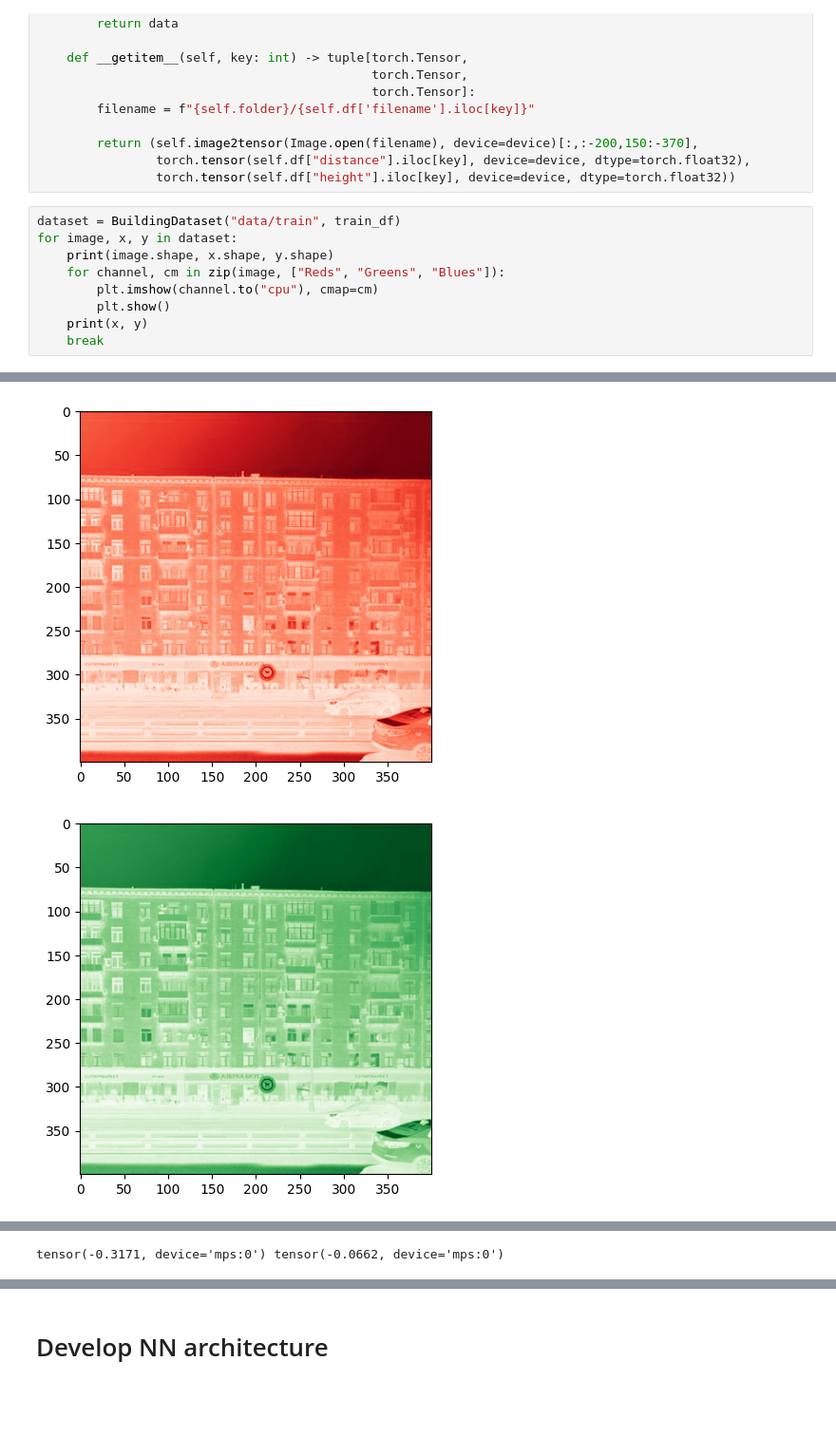
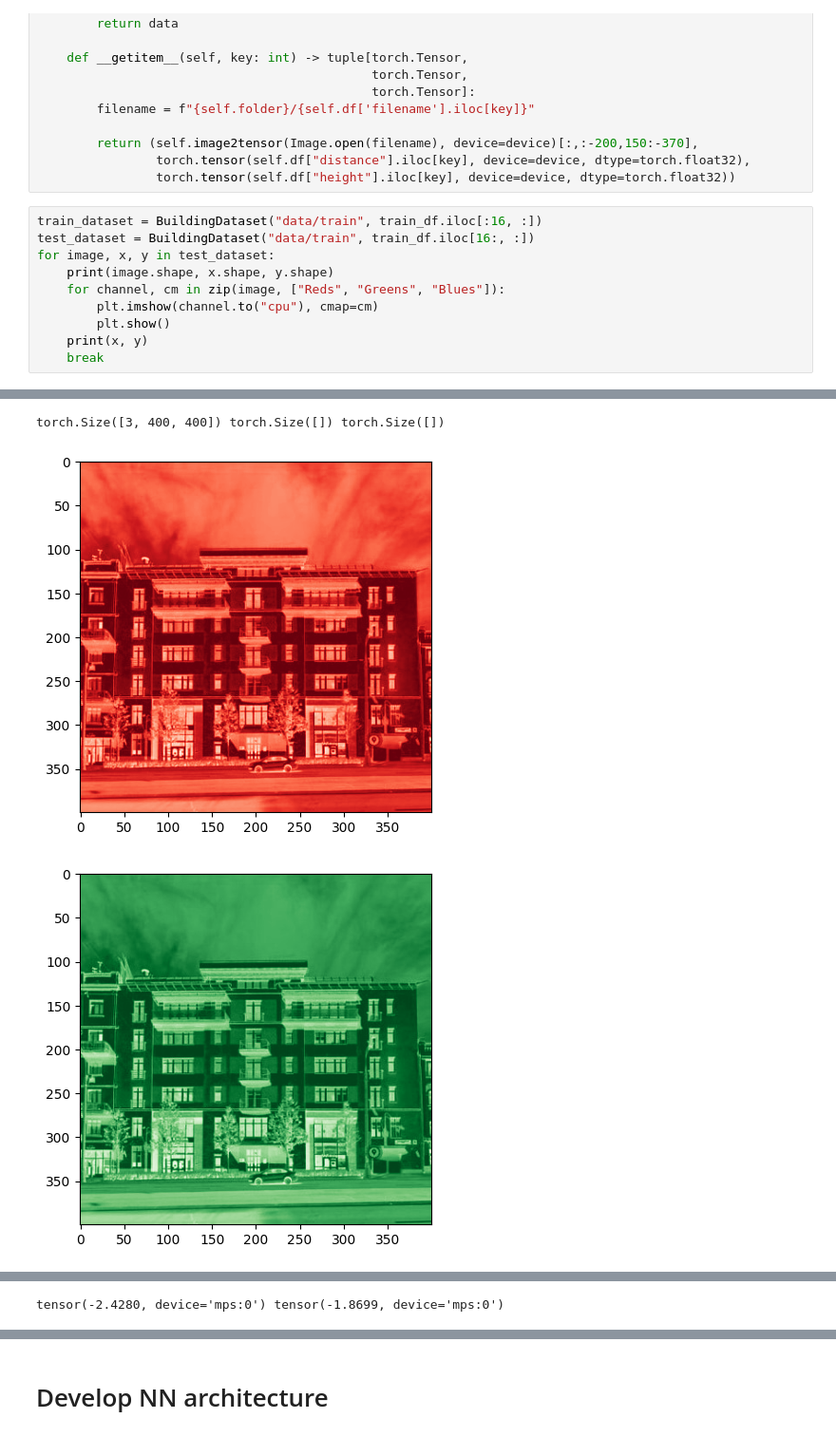
Before and after one commit to zibestr/Competition, a Jupyter notebook: model.ipynb, the cells around one changed output, grey strips where cells are left out. Shown at 95% size. Cells and saved outputs as stored; diff of their text form; blank space fills up the shorter version.

```diff
--- a/model.ipynb
+++ b/model.ipynb
@@ -139,8 +139,9 @@ class BuildingDataset(torch.utils.data.Dataset):
                 torch.tensor(self.df["distance"].iloc[key], device=device, dtype=torch.float32),
                 torch.tensor(self.df["height"].iloc[key], device=device, dtype=torch.float32))
 # %%
-dataset = BuildingDataset("data/train", train_df)
-for image, x, y in dataset:
+train_dataset = BuildingDataset("data/train", train_df.iloc[:16, :])
+test_dataset = BuildingDataset("data/train", train_df.iloc[16:, :])
+for image, x, y in test_dataset:
     print(image.shape, x.shape, y.shape)
     for channel, cm in zip(image, ["Reds", "Greens", "Blues"]):
         plt.imshow(channel.to("cpu"), cmap=cm)
@@ -152,2 +162,3 @@ torch.Size([3, 400, 400]) torch.Size([]) torch.Size([])
+torch.Size([3, 400, 400]) torch.Size([]) torch.Size([])
-[figure, old version]
+[figure, new version]
-[figure, old version]
+[figure, new version]
@@ -155,2 +166,2 @@ torch.Size([3, 400, 400]) torch.Size([]) torch.Size([])
-tensor(-0.3171, device='mps:0') tensor(-0.0662, device='mps:0')
+tensor(-2.4280, device='mps:0') tensor(-1.8699, device='mps:0')
 # %%
```
Also changed, not shown: parts of 8 cells of this notebook.
